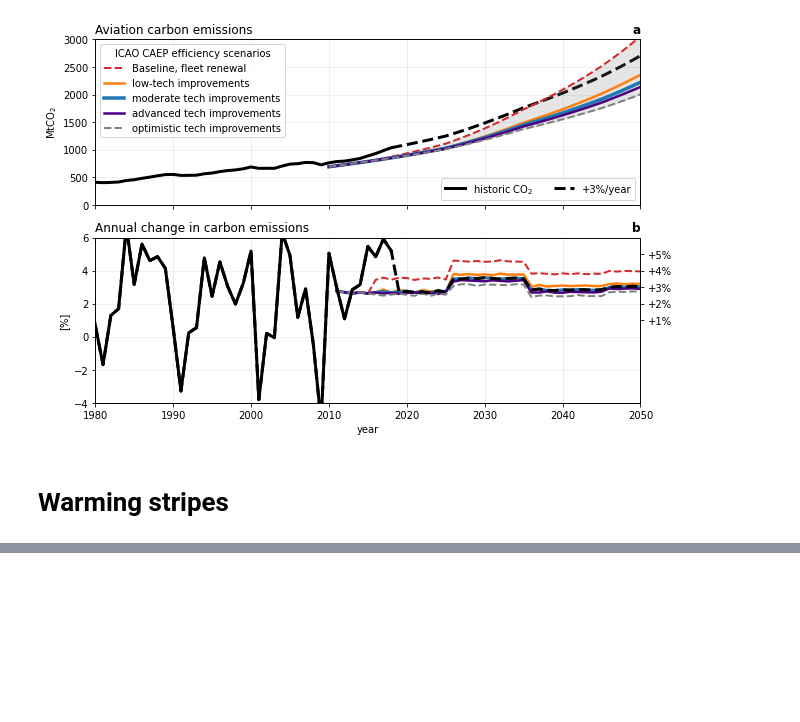
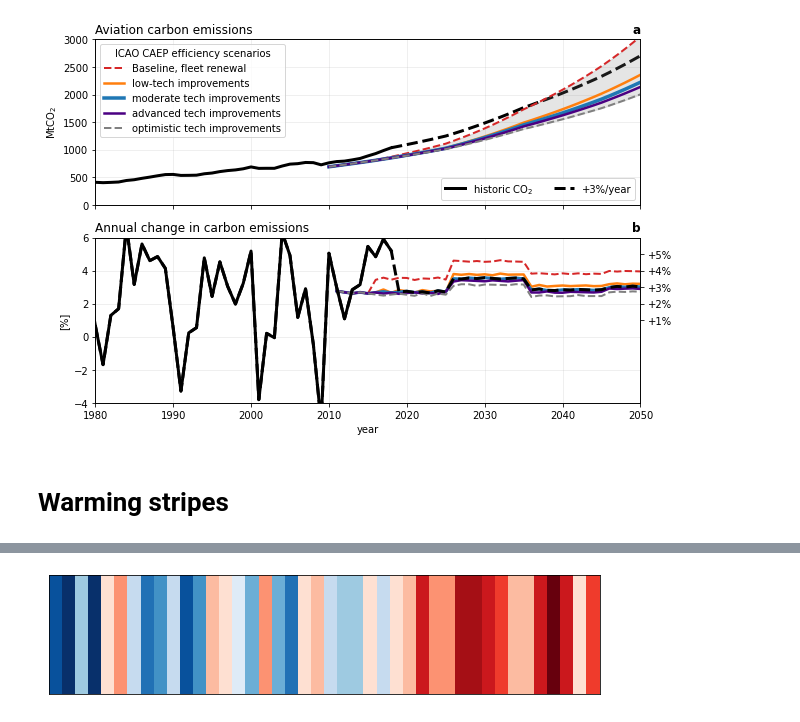
Before and after one commit to milankl/FlyingClimate, a Jupyter notebook: scripts/aviation_warming.ipynb, the cells around one changed output, grey strips where cells are left out. Drawn from its saved outputs; the diff is of its cells as text; code cells hidden in the pictures; blank space fills up the shorter version.

Commit message:
warming stripes added

```diff
--- a/scripts/aviation_warming.ipynb
+++ b/scripts/aviation_warming.ipynb
@@ -1457,0 +1471,30 @@ ax.yaxis.tick_right()
+# %%
+warming_stripes = ListedColormap([
+    '#08306b', '#08519c', '#2171b5', '#4292c6',
+    '#6baed6', '#9ecae1', '#c6dbef', '#deebf7',
+    '#fee0d2', '#fcbba1', '#fc9272', '#fb6a4a',
+    '#ef3b2c', '#cb181d', '#a50f15', '#67000d',
+])
+# %%
+col = PatchCollection([
+    Rectangle((y, 0), 1, 1)
+    for y in range(FIRST, LAST + 1)
+])
+
+# set data, colormap and color limits
+fig,ax = plt.subplots(1,1,figsize=(8,2))
+
+perc_contribution = warming_scenario3[40:-29]/anomaly_ref*100
+
+col.set_array(perc_contribution)
+col.set_cmap(warming_stripes)
+col.set_clim(min(perc_contribution), max(perc_contribution))
+ax.add_collection(col)
+ax.set_ylim(0, 1)
+ax.set_xlim(FIRST, LAST + 1)
+ax.set_xticks([])
+ax.set_yticks([])
+plt.tight_layout()
+plt.savefig("warming_stripes.png",dpi=200)
+# %% [output]
+[figure, added]
```
Also changed, not shown: parts of 12 cells of this notebook, 2 other files.
